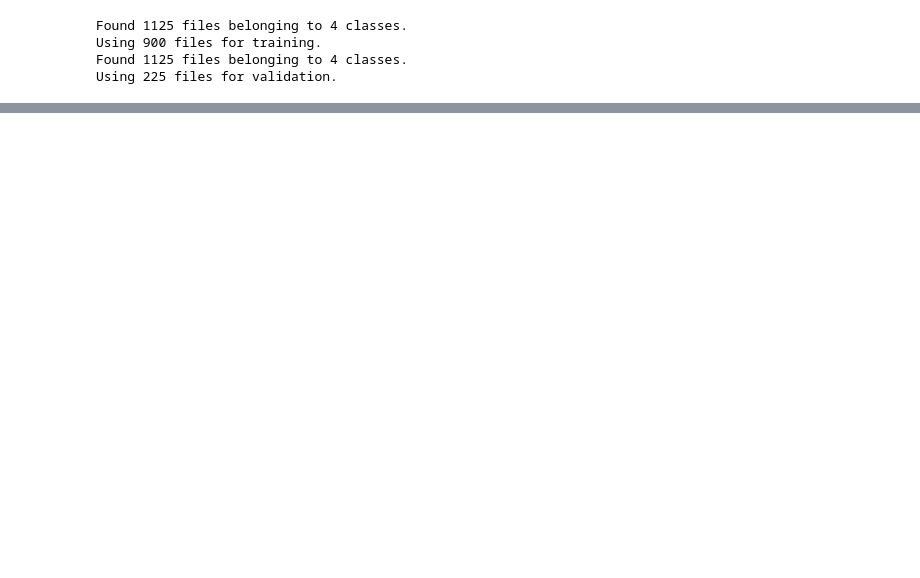
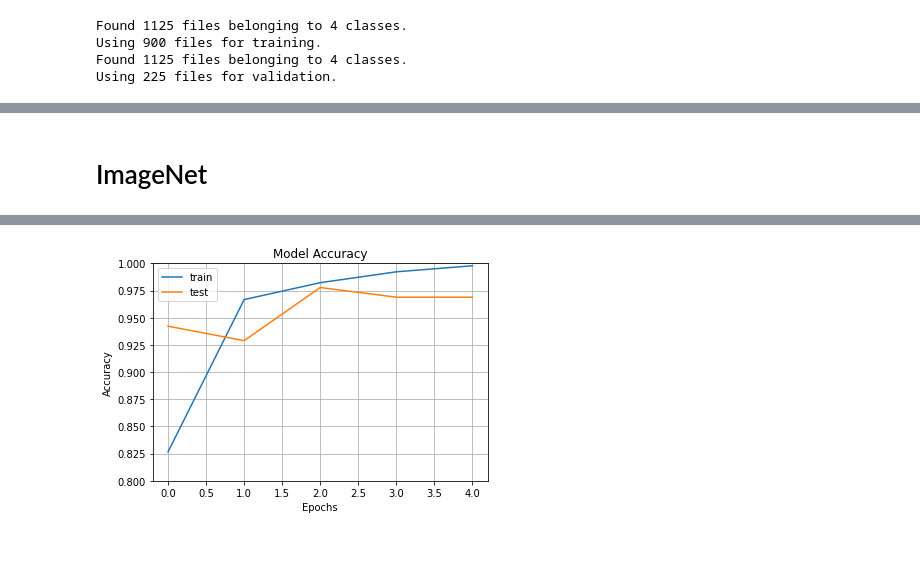
Before and after one commit to Urahs/as4, a Jupyter notebook: HW4.ipynb, the cells around one changed output, grey strips where cells are left out. Saved outputs shown, nothing was run; the diff lists cells and outputs as text; code cells hidden in the pictures; blank space fills up the shorter version.

```diff
--- a/HW4.ipynb
+++ b/HW4.ipynb
@@ -128,0 +162,37 @@ plt.show()
+# %% [markdown]
+# ImageNet
+# %%
+# obtain the pretrained model
+# 'include top' ensures that we can add our own custom input and output layers according to our data
+Inception = InceptionV3(
+    include_top=False,
+    weights="imagenet",
+    input_shape=INPUT_SHAPE,
+    pooling="avg",
+    classes=4
+)
+
+# freeze the layers
+for layer in Inception.layers:
+    layer.trainable = False
+
+# create a base model
+inception_model = models.Sequential()
+inception_model.add(ResNet)
+inception_model.add(Flatten())
+
+# we add a output layer
+inception_model.add(Dense(512, activation="relu"))
+inception_model.add(Dense(4, activation="softmax"))
+
+# this line is to see the summary of the model
+#restnet_model.summary()
+
+
+# training and tuning the modified pretrained model
+inception_model.compile(optimizer=Adam(learning_rate=0.001),loss='sparse_categorical_crossentropy',metrics=['accuracy'])
+history = inception_model.fit(train_ds, validation_data=test_ds, epochs=5)
+
+# table the history for accuracy
+Table_History()
+# %% [output]
@@ -128,0 +209,3 @@ plt.show()
+[figure, added]
+# %% [markdown]
+#
```
Also changed, not shown: parts of 7 cells of this notebook.
